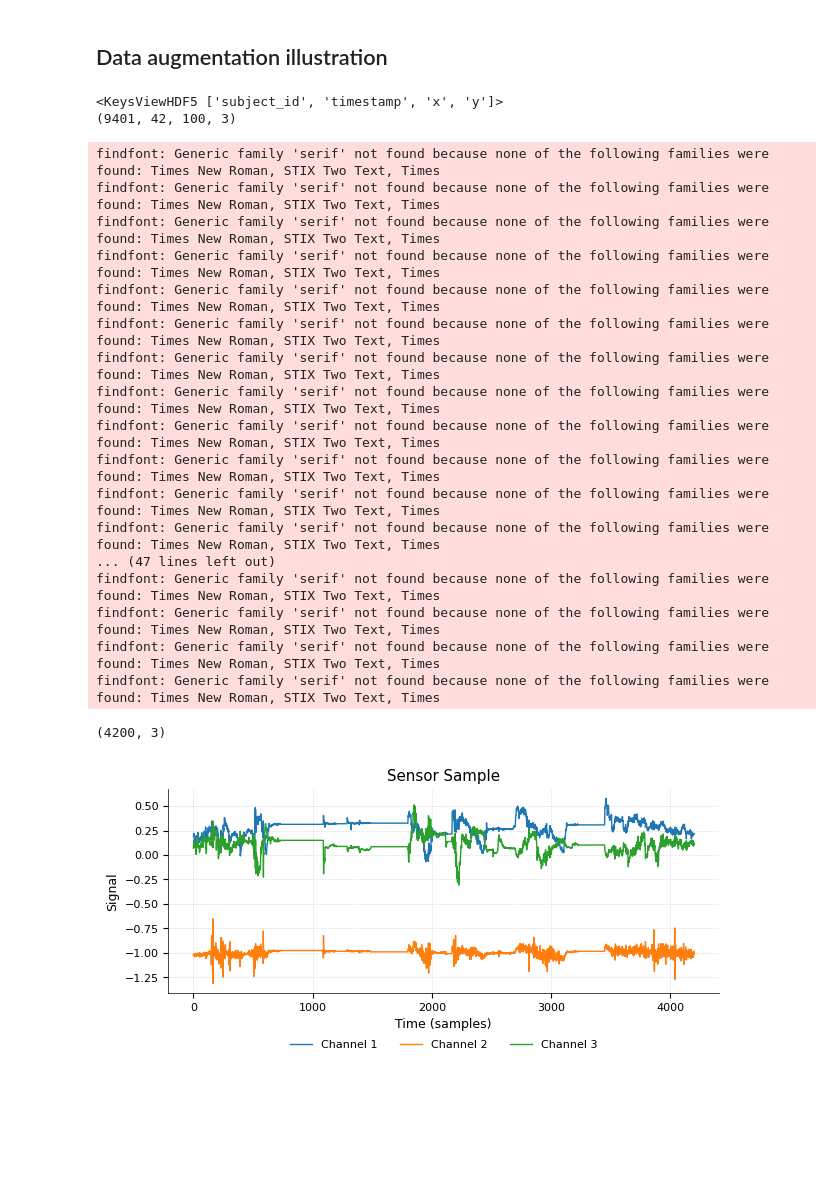
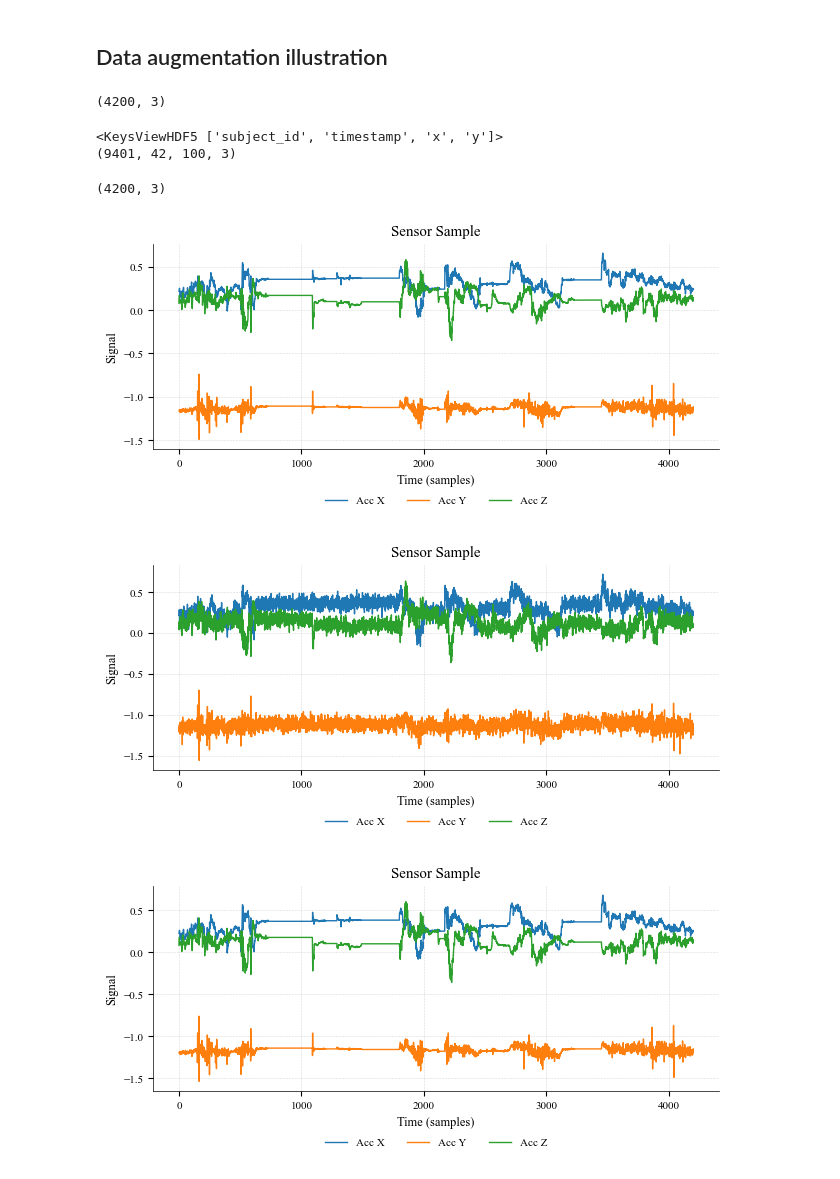
Before and after one commit to yuc0805/DeepPostures_MAE, a Jupyter notebook: MoCA/submit_figure.ipynb, the cells around one changed output. Drawn from its saved outputs; the diff is of its cells as text; code cells hidden in the pictures; blank space fills up the shorter version.

```diff
--- a/MoCA/submit_figure.ipynb
+++ b/MoCA/submit_figure.ipynb
@@ -789,6 +789,14 @@ plt.show()
 [figure]
 # %% [markdown]
 ## Data augmentation illustration
+# %%
+import numpy as np
+csv_path = '/Users/leo/Desktop/DeepPostures_MAE/MoCA/assest/hip_sample.csv'
+# load csv
+data = np.loadtxt(csv_path, delimiter=',', skiprows=0)
+print(data.shape)  # (41264, 43) -> 42 channels +
+# %% [output]
+(4200, 3)
 # %%
 import numpy as np
 import matplotlib.pyplot as plt
@@ -825,8 +833,7 @@ def plot_nature_style(sample, title="Sensor Sample", figsize=(6.4, 3.2)):
     fig, ax = plt.subplots(figsize=figsize)
 
     colors = ["#1f77b4", "#ff7f0e", "#2ca02c"]  # colorblind-friendly palette
-    for i in range(sample.shape[1]):
-        ax.plot(time, sample[:, i], label=f'Channel {i+1}', color=colors[i])
+
 
     # Titles and labels
     ax.set_title(title, pad=6)
@@ -868,31 +872,28 @@ np.savetxt("hip_sample.csv", sample, delimiter=",")
 # %%
 import h5py
 import numpy as np
 import matplotlib.pyplot as plt
 
 
-sample = x[0].reshape(-1, 3)
+sample = data#x[0].reshape(-1, 3)
 print(sample.shape)
 # Generate the plot
 fig, ax = plot_nature_style(sample)
 plt.show()
 # %% [output]
-findfont: Generic family 'serif' not found because none of the following families were found: Times New Roman, STIX Two Text, Times
-findfont: Generic family 'serif' not found because none of the following families were found: Times New Roman, STIX Two Text, Times
-findfont: Generic family 'serif' not found because none of the following families were found: Times New Roman, STIX Two Text, Times
-findfont: Generic family 'serif' not found because none of the following families were found: Times New Roman, STIX Two Text, Times
-findfont: Generic family 'serif' not found because none of the following families were found: Times New Roman, STIX Two Text, Times
-findfont: Generic family 'serif' not found because none of the following families were found: Times New Roman, STIX Two Text, Times
-findfont: Generic family 'serif' not found because none of the following families were found: Times New Roman, STIX Two Text, Times
-findfont: Generic family 'serif' not found because none of the following families were found: Times New Roman, STIX Two Text, Times
-findfont: Generic family 'serif' not found because none of the following families were found: Times New Roman, STIX Two Text, Times
-findfont: Generic family 'serif' not found because none of the following families were found: Times New Roman, STIX Two Text, Times
-findfont: Generic family 'serif' not found because none of the following families were found: Times New Roman, STIX Two Text, Times
-findfont: Generic family 'serif' not found because none of the following families were found: Times New Roman, STIX Two Text, Times
-... (47 lines left out)
-findfont: Generic family 'serif' not found because none of the following families were found: Times New Roman, STIX Two Text, Times
-findfont: Generic family 'serif' not found because none of the following families were found: Times New Roman, STIX Two Text, Times
-findfont: Generic family 'serif' not found because none of the following families were found: Times New Roman, STIX Two Text, Times
-findfont: Generic family 'serif' not found because none of the following families were found: Times New Roman, STIX Two Text, Times
+(4200, 3)
-(4200, 3)
-[figure, old version]
+[figure, new version]
+# %%
+# jittering:
+from util.datasets import jittering
+jitter_sample = jittering(sample)
+fig, ax = plot_nature_style(jitter_sample)
+plt.show()
+# %% [output]
+[figure, added]
+# %%
+from util.datasets import scaling
+scaling_sample = scaling(sample)
+fig, ax = plot_nature_style(scaling_sample)
+# %% [output]
+[figure, added]
```
Also changed, not shown: parts of 4 cells of this notebook, 2 other files.
